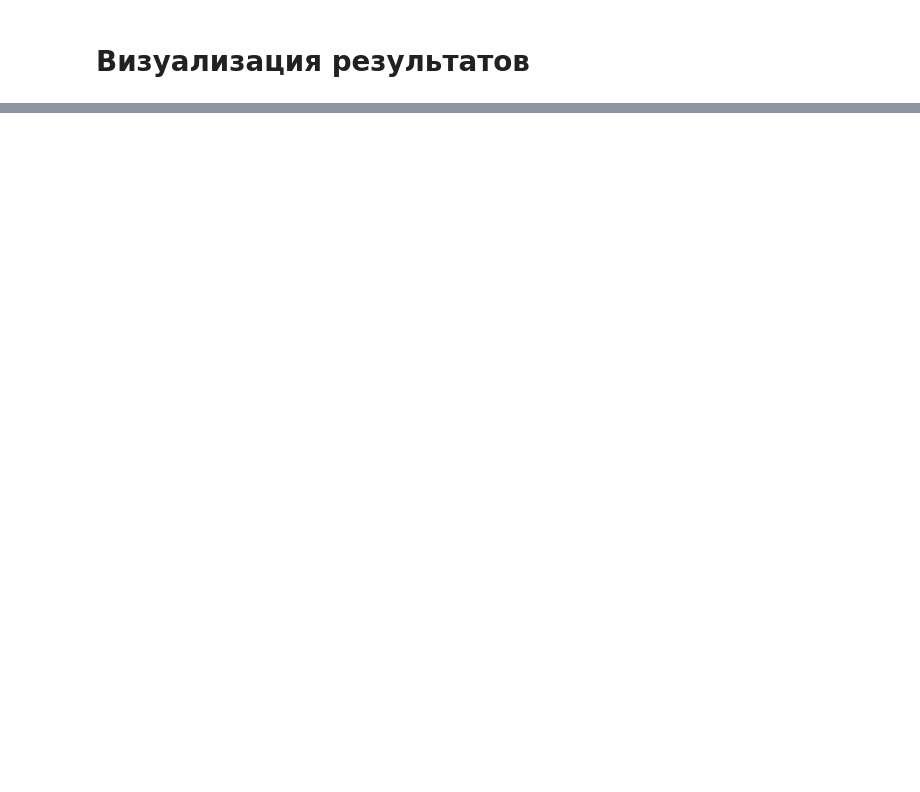
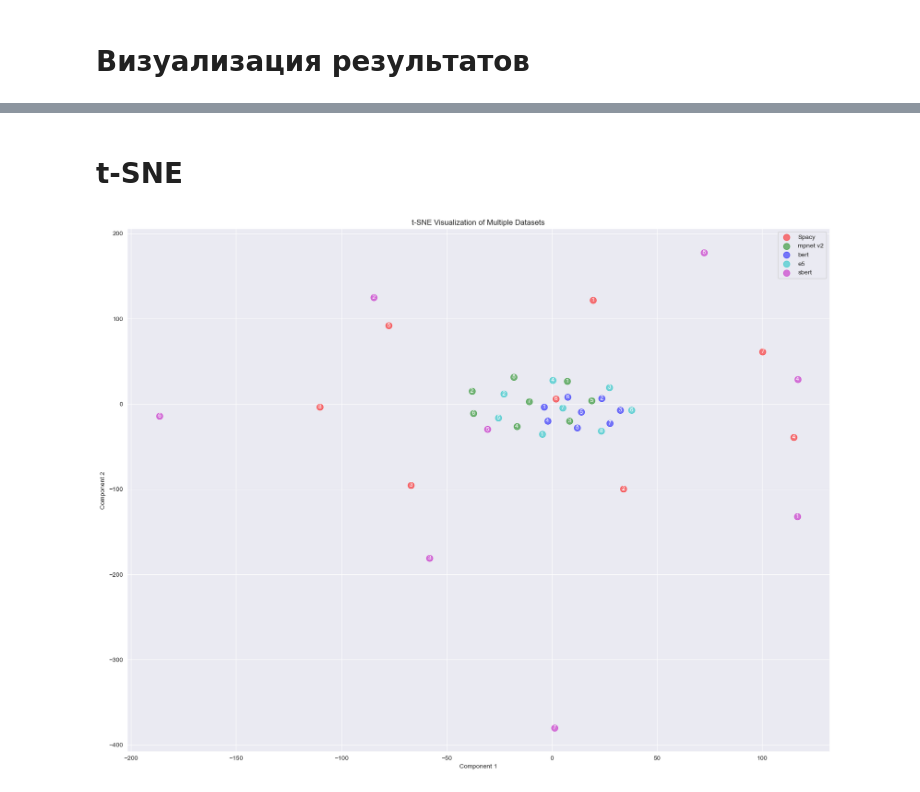
Before and after one commit to paulrainy/EmbeddingTest, a Jupyter notebook: spacy_test.ipynb, the cells around one changed output, grey strips where cells are left out. Drawn from its saved outputs; the diff is of its cells as text; code cells hidden in the pictures; blank space fills up the shorter version.

```diff
--- a/spacy_test.ipynb
+++ b/spacy_test.ipynb
@@ -563,0 +599,19 @@ def euclidean_distance(array):
+# %%
+def clasterize_emb(array):
+    embeddings = []
+    for t_outer in array:
+        for t_inner in t_outer:
+            embeddings.append(t_inner.cpu().numpy())
+
+    # k = 4  # Количество кластеров
+    # kmeans = KMeans(n_clusters=k, random_state=42)
+    # clusters = kmeans.fit_predict(embeddings)
+
+    # Визуализация с использованием t-SNE
+    perplexity_value = min(30, len(embeddings) - 1)  # Не больше, чем количество образцов
+    tsne = TSNE(n_components=2, random_state=42, perplexity=perplexity_value)
+    embeddings_2d = tsne.fit_transform(np.array(embeddings))
+
+    return embeddings_2d
+
+clasterize_emb(mpnet_vectorized_output_array)
@@ -586,0 +714,27 @@ plt.show()
+# %% [markdown]
+# t-SNE
+# %%
+data_sets = [spacy_vectorized_output_array, mpnet_vectorized_output_array, bert_vectorized_output_array, e5_vectorized_output_array, sbert_vectorized_output_array]
+labels = ['Spacy', 'mpnet v2', 'bert', 'e5', 'sbert']  # Подписи для легенды
+colors = ['r', 'g', 'b', 'c', 'm']  # Цвета для разных наборов
+
+plt.figure(figsize=(20, 15))
+
+for data, label, color in zip(data_sets, labels, colors):
+    # Получение проекций
+    embeddings_2d = clasterize_emb(data)
+
+    # Наносим точки на график
+    plt.scatter(embeddings_2d[:, 0], embeddings_2d[:, 1],
+                label=label, color=color, alpha=0.5, s=100)
+
+    for i in range(len(embeddings_2d)):
+        plt.text(embeddings_2d[i, 0], embeddings_2d[i, 1], str(i+1), fontsize=9, ha='center', va='center', color='white')
+
+plt.title('t-SNE Visualization of Multiple Datasets')
+plt.xlabel('Component 1')
+plt.ylabel('Component 2')
+plt.legend()
+plt.show()
+# %% [output]
+[figure, added]
```
Also changed, not shown: parts of 21 cells of this notebook, 34 other files.
